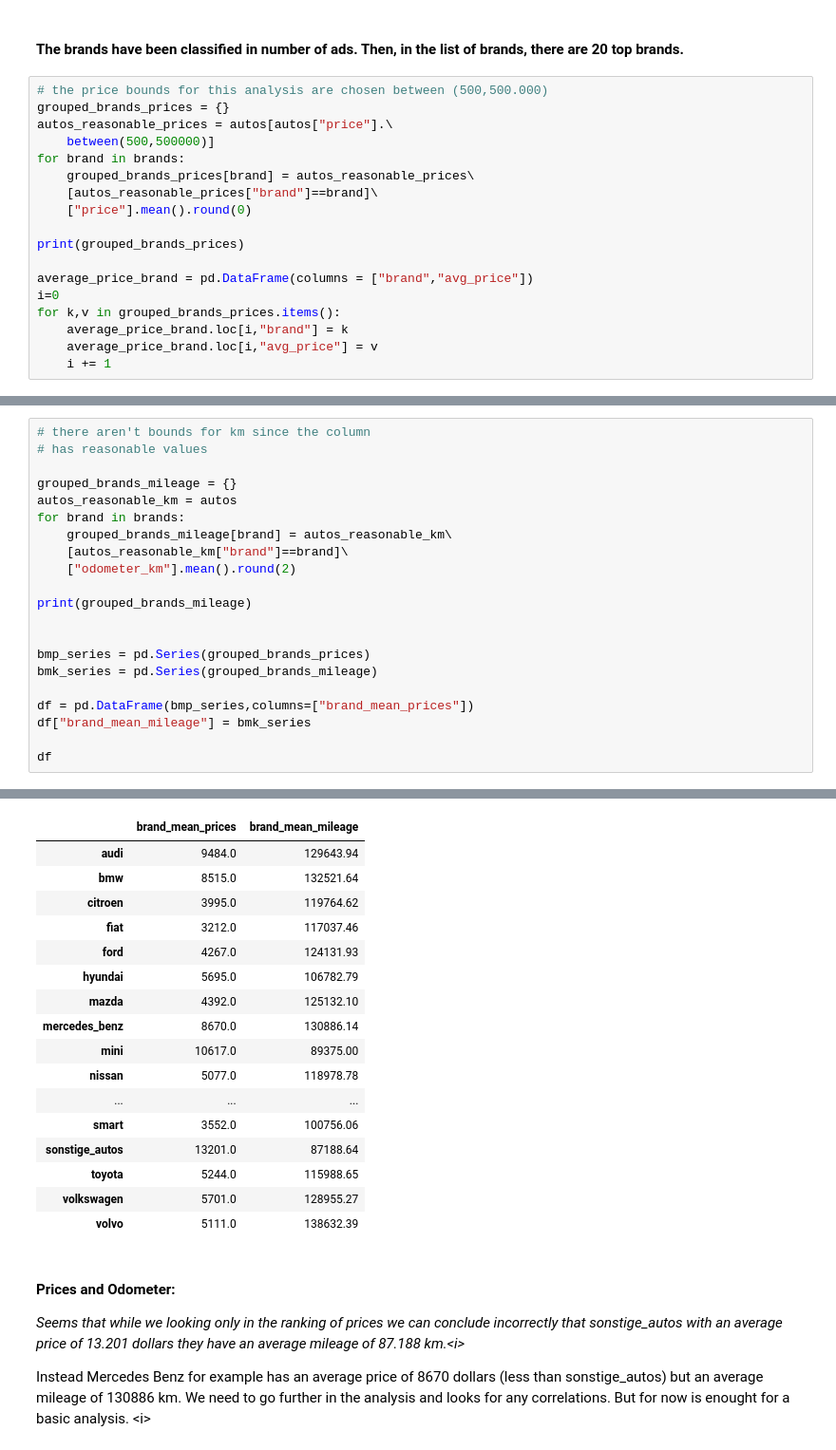
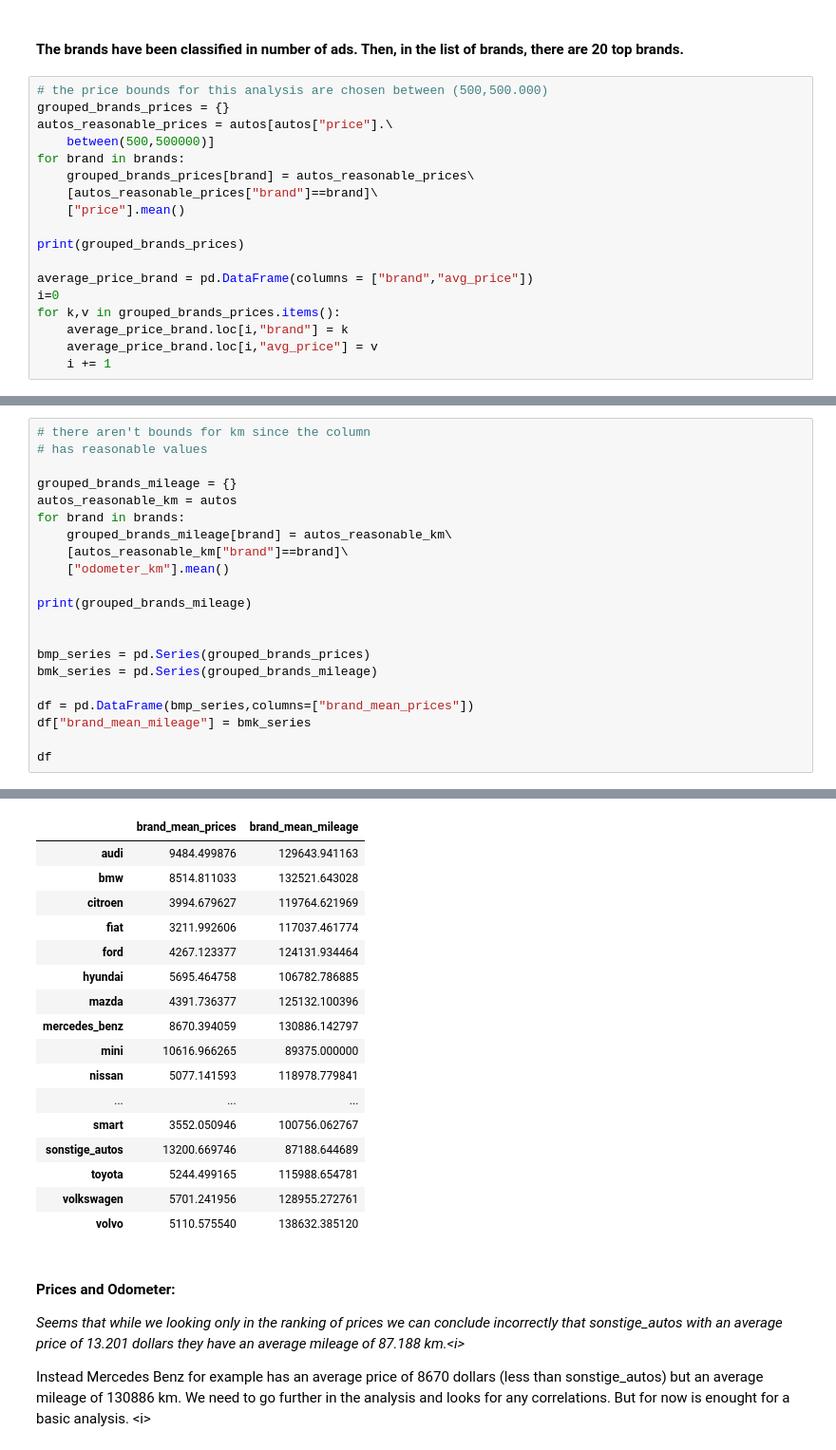
Before and after one commit to matiasconde/Exploring-Ebay-Car-Sales, a Jupyter notebook: Notebook.ipynb, the cells around one changed output, grey strips where cells are left out. Shown at 95% size. Saved outputs shown, nothing was run; the diff lists cells and outputs as text.

```diff
--- a/Notebook.ipynb
+++ b/Notebook.ipynb
@@ -558,7 +558,7 @@ autos_reasonable_prices = autos[autos["price"].\
 for brand in brands:
     grouped_brands_prices[brand] = autos_reasonable_prices\
     [autos_reasonable_prices["brand"]==brand]\
-    ["price"].mean().round(0)
+    ["price"].mean()
 
 print(grouped_brands_prices)
 
@@ -600,7 +600,7 @@ autos_reasonable_km = autos
 for brand in brands:
     grouped_brands_mileage[brand] = autos_reasonable_km\
     [autos_reasonable_km["brand"]==brand]\
-    ["odometer_km"].mean().round(2)
+    ["odometer_km"].mean()
 
 print(grouped_brands_mileage)
 
@@ -617,20 +617,20 @@ df
 |  | brand_mean_prices | brand_mean_mileage |
-| audi | 9484.0 | 129643.94 |
-| bmw | 8515.0 | 132521.64 |
-| citroen | 3995.0 | 119764.62 |
-| fiat | 3212.0 | 117037.46 |
-| ford | 4267.0 | 124131.93 |
-| hyundai | 5695.0 | 106782.79 |
-| mazda | 4392.0 | 125132.10 |
-| mercedes_benz | 8670.0 | 130886.14 |
-| mini | 10617.0 | 89375.00 |
-| nissan | 5077.0 | 118978.78 |
+| audi | 9484.499876 | 129643.941163 |
+| bmw | 8514.811033 | 132521.643028 |
+| citroen | 3994.679627 | 119764.621969 |
+| fiat | 3211.992606 | 117037.461774 |
+| ford | 4267.123377 | 124131.934464 |
+| hyundai | 5695.464758 | 106782.786885 |
+| mazda | 4391.736377 | 125132.100396 |
+| mercedes_benz | 8670.394059 | 130886.142797 |
+| mini | 10616.966265 | 89375.000000 |
+| nissan | 5077.141593 | 118978.779841 |
 | ... | ... | ... |
-| smart | 3552.0 | 100756.06 |
-| sonstige_autos | 13201.0 | 87188.64 |
-| toyota | 5244.0 | 115988.65 |
-| volkswagen | 5701.0 | 128955.27 |
-| volvo | 5111.0 | 138632.39 |
+| smart | 3552.050946 | 100756.062767 |
+| sonstige_autos | 13200.669746 | 87188.644689 |
+| toyota | 5244.499165 | 115988.654781 |
+| volkswagen | 5701.241956 | 128955.272761 |
+| volvo | 5110.575540 | 138632.385120 |
 # %% [markdown]
 #### Prices and Odometer:
 
```
Also changed, not shown: parts of 11 cells of this notebook.
